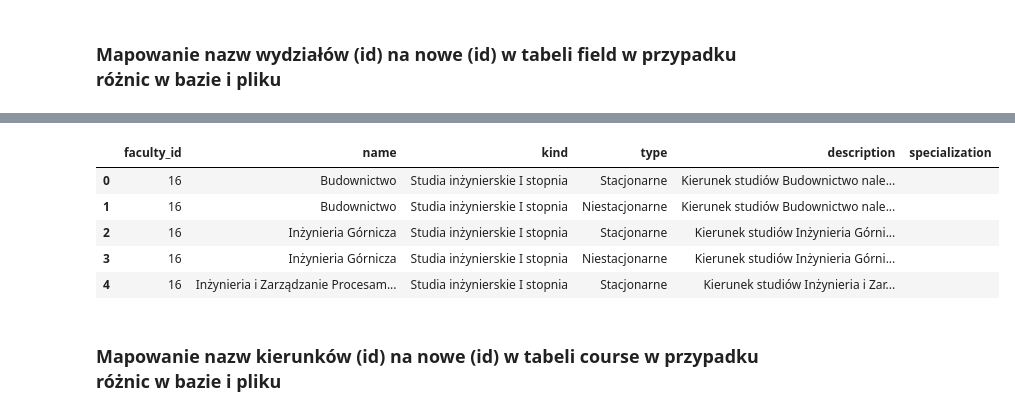
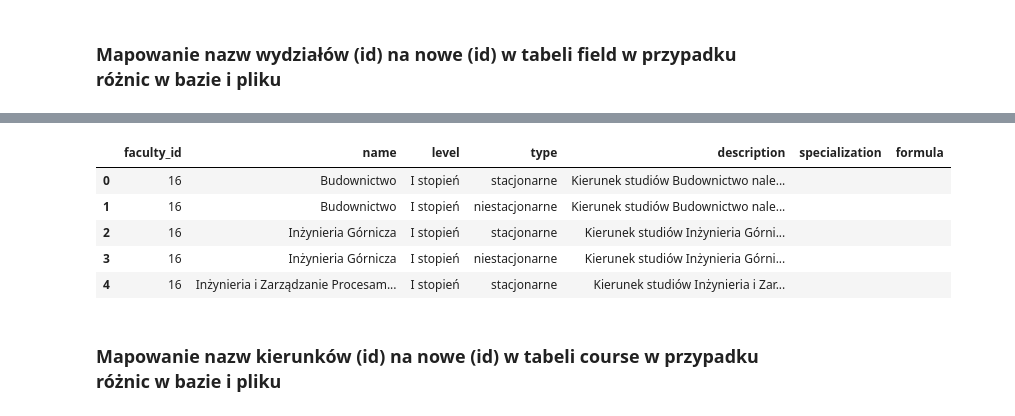
Before and after one commit to Julnowak/MiUn-Student-App, a Jupyter notebook: backend/concatenate_sylabus_data.ipynb, the cells around one changed output, grey strips where cells are left out. Saved outputs shown, nothing was run; the diff lists cells and outputs as text; code cells hidden in the pictures.

```diff
--- a/backend/concatenate_sylabus_data.ipynb
+++ b/backend/concatenate_sylabus_data.ipynb
@@ -51,3 +51,13 @@ course_df.head()
 # %%
 cnx = sqlite3.connect('db.sqlite3')
 sql_faculty_df = pd.read_sql_query("SELECT * FROM mainApp_faculty", cnx, index_col='id').iloc[:-2]
+# %%
+faculty_map = dict(zip(faculty_df.index.values, faculty_df.name))
+
+faculty_df = pd.concat([sql_faculty_df, faculty_df])
+faculty_df = faculty_df.drop_duplicates('name')
+faculty_df.index = np.arange(1, len(faculty_df)+1)
+faculty_df = faculty_df.fillna(1)
+faculty_df['building_id'] = faculty_df['building_id'].astype('int16')
+# faculty_df = faculty_df.reset_index()
+faculty_df.head()
@@ -54,26 +71,27 @@ sql_faculty_df = pd.read_sql_query("SELECT * FROM mainApp_faculty", cnx, index_c
 # %%
-faculty_map = dict(zip(faculty_df.index.values, faculty_df.name))
-
-faculty_df = pd.concat([sql_faculty_df, faculty_df])
-faculty_df = faculty_df.drop_duplicates('name')
-faculty_df.index = np.arange(1, len(faculty_df)+1)
-faculty_df = faculty_df.fillna(1)
-
 new_faculty_map = {}
 for key, val in faculty_map.items():
     new_faculty_map[key] = faculty_df.index[faculty_df['name'] == val].tolist()[0]
 
 field_df['faculty_id'] = field_df['faculty_id'].replace(new_faculty_map)
 field_df['specialization'] = field_df['specialization'].fillna('')
+field_df['formula'] = ''
+
+field_level_map = {'Studia inżynierskie I stopnia': 'I stopień', 'Studia licencjackie I stopnia': 'I stopień'}
+field_df = field_df.rename(columns={'kind': 'level'})
+field_df['level'] = field_df['level'].replace(field_level_map)
+field_df['type'] = field_df['type'].str.lower()
+
+field_df = field_df.replace('Edukacja Techniczno - Informatyczna', 'Edukacja Techniczno-Informatyczna')
 
 field_df.head()
 # %% [output]
-|  | faculty_id | name | kind | type | description | specialization |
-| 0 | 16 | Budownictwo | Studia inżynierskie I stopnia | Stacjonarne | Kierunek studiów Budownictwo nale... |  |
-| 1 | 16 | Budownictwo | Studia inżynierskie I stopnia | Niestacjonarne | Kierunek studiów Budownictwo nale... |  |
-| 2 | 16 | Inżynieria Górnicza | Studia inżynierskie I stopnia | Stacjonarne | Kierunek studiów Inżynieria Górni... |  |
-| 3 | 16 | Inżynieria Górnicza | Studia inżynierskie I stopnia | Niestacjonarne | Kierunek studiów Inżynieria Górni... |  |
-| 4 | 16 | Inżynieria i Zarządzanie Procesam... | Studia inżynierskie I stopnia | Stacjonarne | Kierunek studiów Inżynieria i Zar... |  |
+|  | faculty_id | name | level | type | description | specialization | formula |
+| 0 | 16 | Budownictwo | I stopień | stacjonarne | Kierunek studiów Budownictwo nale... |  |  |
+| 1 | 16 | Budownictwo | I stopień | niestacjonarne | Kierunek studiów Budownictwo nale... |  |  |
+| 2 | 16 | Inżynieria Górnicza | I stopień | stacjonarne | Kierunek studiów Inżynieria Górni... |  |  |
+| 3 | 16 | Inżynieria Górnicza | I stopień | niestacjonarne | Kierunek studiów Inżynieria Górni... |  |  |
+| 4 | 16 | Inżynieria i Zarządzanie Procesam... | I stopień | stacjonarne | Kierunek studiów Inżynieria i Zar... |  |  |
 # %% [markdown]
 ### Mapowanie nazw kierunków (id) na nowe (id) w tabeli course w przypadku różnic w bazie i pliku
 # %%
```
Also changed, not shown: parts of 33 cells of this notebook.
